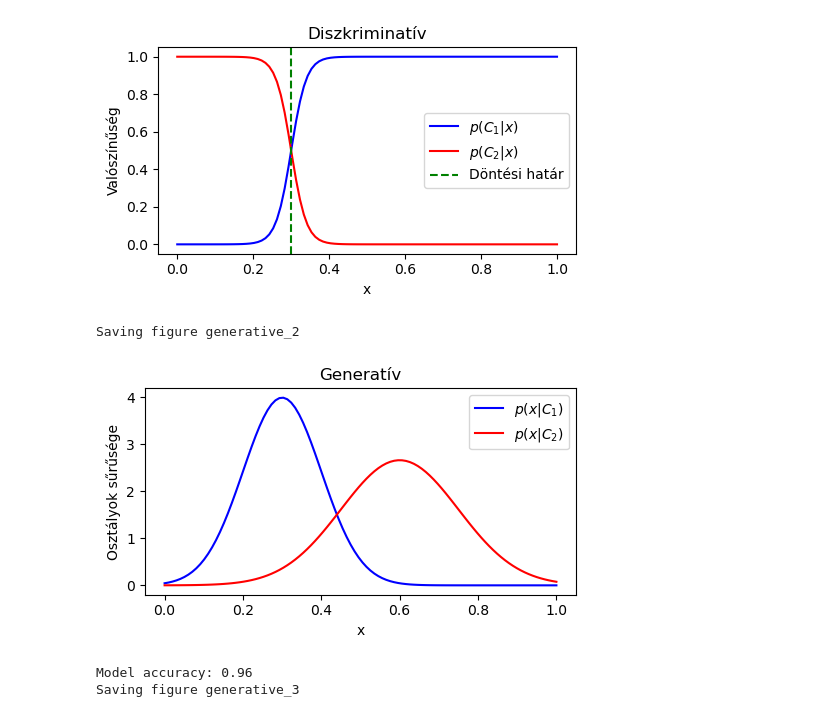
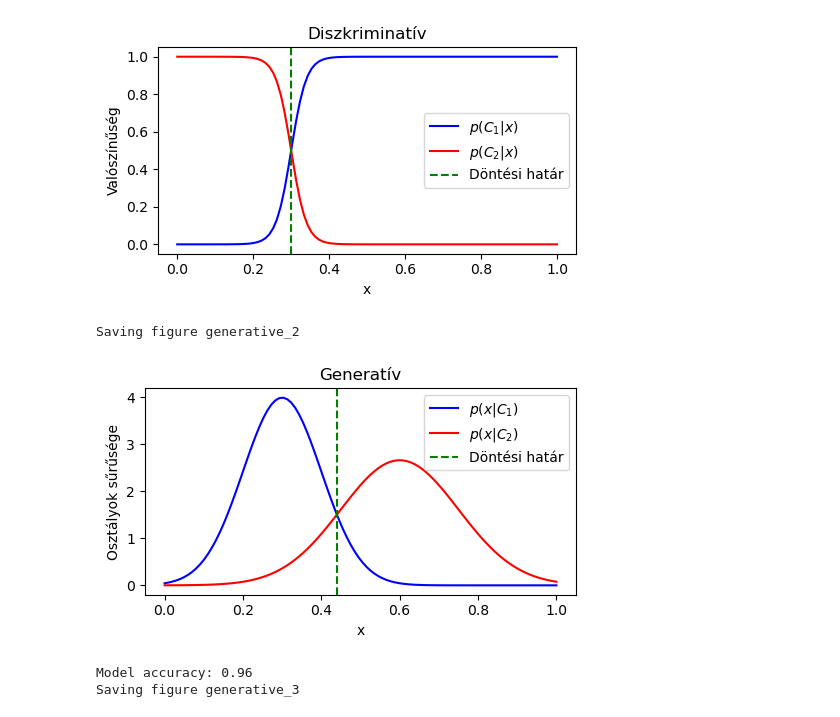
Before and after one commit to basictask/Elemzesmodszertan, a Jupyter notebook: 8_generative/doc/images/8_generative.ipynb, the cells around one changed output. Saved outputs shown, nothing was run; the diff lists cells and outputs as text; code cells hidden in the pictures.

```diff
--- a/8_generative/doc/images/8_generative.ipynb
+++ b/8_generative/doc/images/8_generative.ipynb
@@ -57,31 +57,32 @@ Saving figure generative_1
 # %%
 # Adjusting the parameters of the Gaussian distributions to make them different from each other
 # Gaussian function for class densities
 def gaussian(x, mean, std):
     return (1 / (std * np.sqrt(2 * np.pi)) * np.exp(-0.5 * ((x - mean) / std)**2))
 
 
 # New parameters for the Gaussian distributions
 mean1, std1 = 0.3, 0.1  # No change for C1 to keep as a reference
 mean2, std2 = 0.6, 0.15  # Changed mean and standard deviation for C2
 # Recalculate the class densities with the new parameters
 p_x_given_c1 = gaussian(x, mean1, std1)
 p_x_given_c2 = gaussian(x, mean2, std2)
 
 # Create the plot with the updated distributions
 plt.figure(figsize=(5, 3))
 plt.plot(x, p_x_given_c1, label=r'$p(x|C_1)$', color='blue')
 plt.plot(x, p_x_given_c2, label=r'$p(x|C_2)$', color='red')
+plt.axvline(x=.44, color='g', ls='--', label='Döntési határ')
 # Labeling the plot
 plt.xlabel('x')
 plt.ylabel('Osztályok sűrűsége')
 plt.title('Generatív')
 plt.legend()
 # Save the updated plot to a file
 save_fig('generative_2')
 # Show the plot
 plt.show()
 # %% [output]
 Saving figure generative_2
-[figure, old version]
+[figure, new version]
 # %%
```
Also changed, not shown: parts of 2 cells of this notebook, 24 other files.
